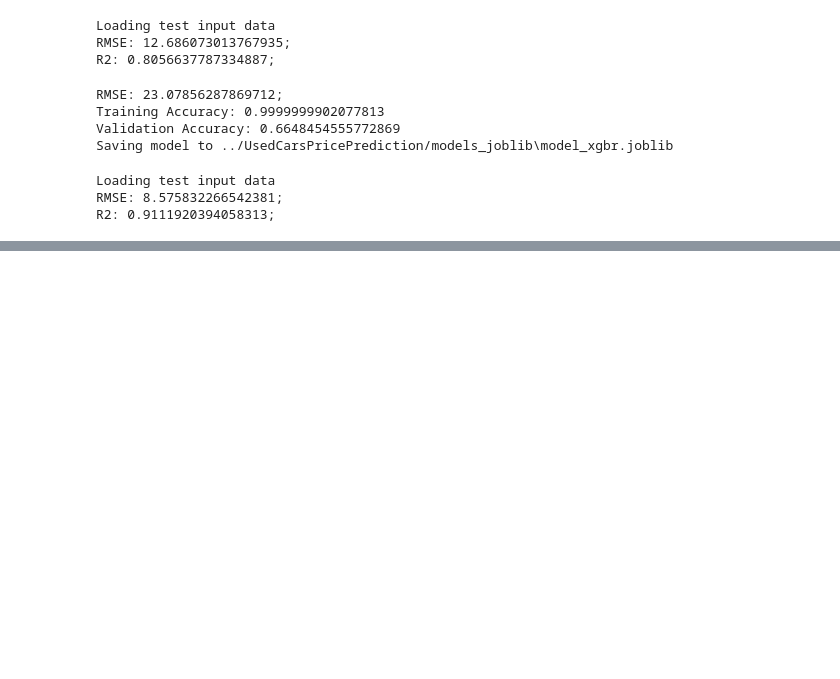
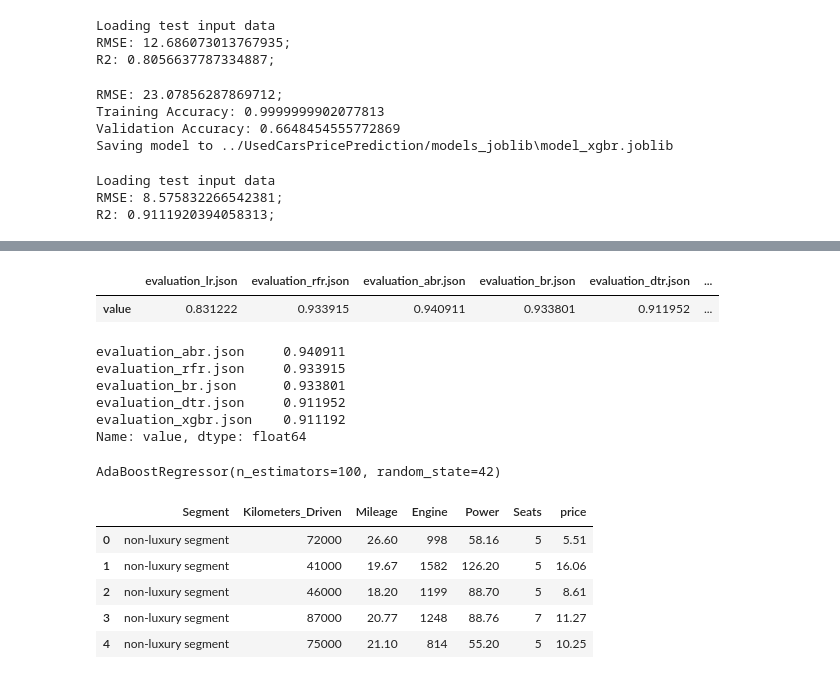
Before and after one commit to pavanksu2009/UsedCarsPricePrediction, a Jupyter notebook: UCPPred.ipynb, the cells around one changed output, grey strips where cells are left out. Cells and saved outputs as stored; diff of their text form; code cells hidden in the pictures; blank space fills up the shorter version.

```diff
--- a/UCPPred.ipynb
+++ b/UCPPred.ipynb
@@ -464,0 +551,35 @@ R2: 0.9111920394058313;
+# %%
+# to the column names of df_combined_R2 dataframe, assign the list_of_json_files list
+df_combined_R2.columns = list_of_json_files
+# print the dataframe
+df_combined_R2
+# %% [output]
+|  | evaluation_lr.json | evaluation_rfr.json | evaluation_abr.json | evaluation_br.json | evaluation_dtr.json | ... |
+| value | 0.831222 | 0.933915 | 0.940911 | 0.933801 | 0.911952 | ... |
+# %%
+# get value of first row of df_combined_R2 dataframe
+df_combined_R2.iloc[0].sort_values(ascending=False).head(5)
+# %% [output]
+evaluation_abr.json     0.940911
+evaluation_rfr.json     0.933915
+evaluation_br.json      0.933801
+evaluation_dtr.json     0.911952
+evaluation_xgbr.json    0.911192
+Name: value, dtype: float64
+# %%
+# load model_abr.joblib file from models_joblib folder
+model_abr = joblib.load('../UsedCarsPricePrediction/models_joblib/model_abr.joblib')
+# print the model_abr
+print(model_abr)
+# %% [output]
+AdaBoostRegressor(n_estimators=100, random_state=42)
+# %%
+data = pd.read_csv('../UsedCarsPricePrediction/datasets/used_cars.csv')
+data.head()
+# %% [output]
+|  | Segment | Kilometers_Driven | Mileage | Engine | Power | Seats | price |
+| 0 | non-luxury segment | 72000 | 26.60 | 998 | 58.16 | 5 | 5.51 |
+| 1 | non-luxury segment | 41000 | 19.67 | 1582 | 126.20 | 5 | 16.06 |
+| 2 | non-luxury segment | 46000 | 18.20 | 1199 | 88.70 | 5 | 8.61 |
+| 3 | non-luxury segment | 87000 | 20.77 | 1248 | 88.76 | 7 | 11.27 |
+| 4 | non-luxury segment | 75000 | 21.10 | 814 | 55.20 | 5 | 10.25 |
```
Also changed, not shown: parts of 6 cells of this notebook, 17 other files.
